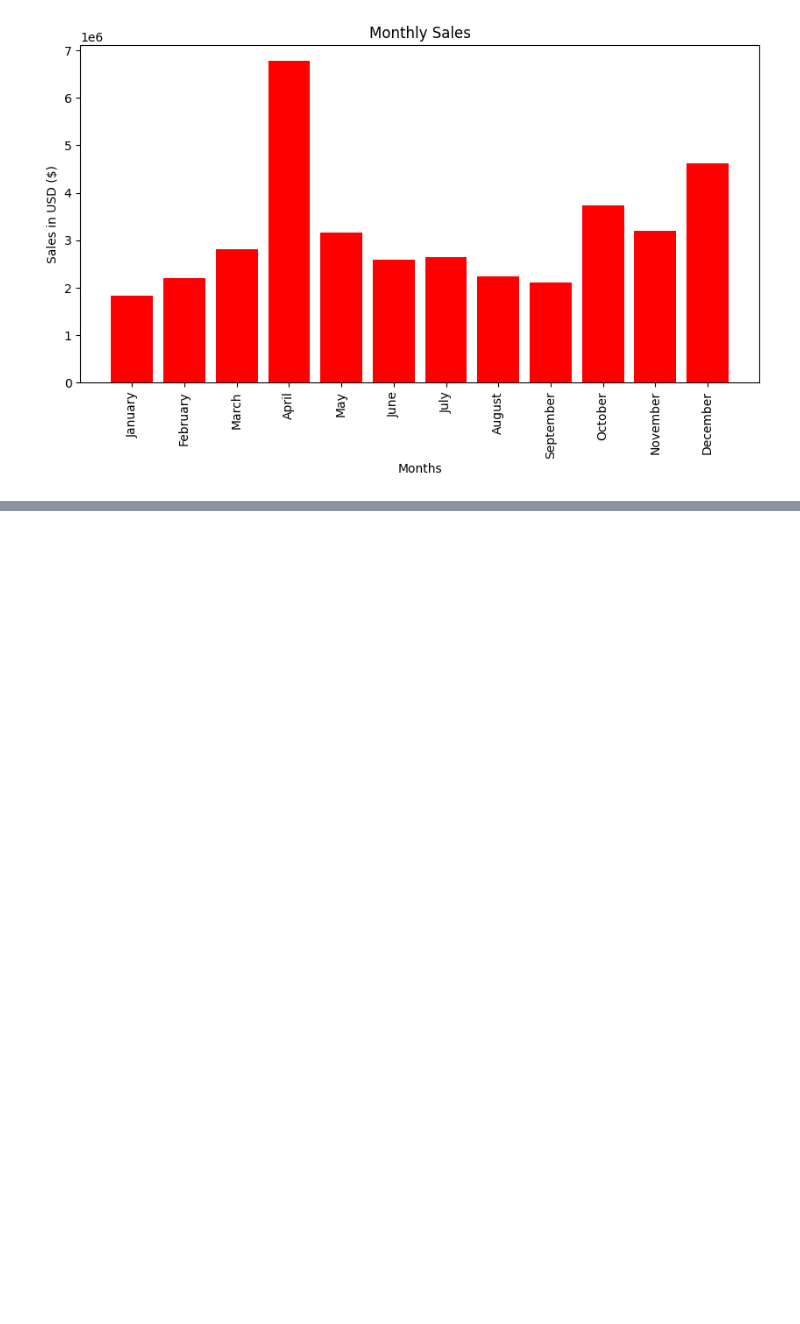
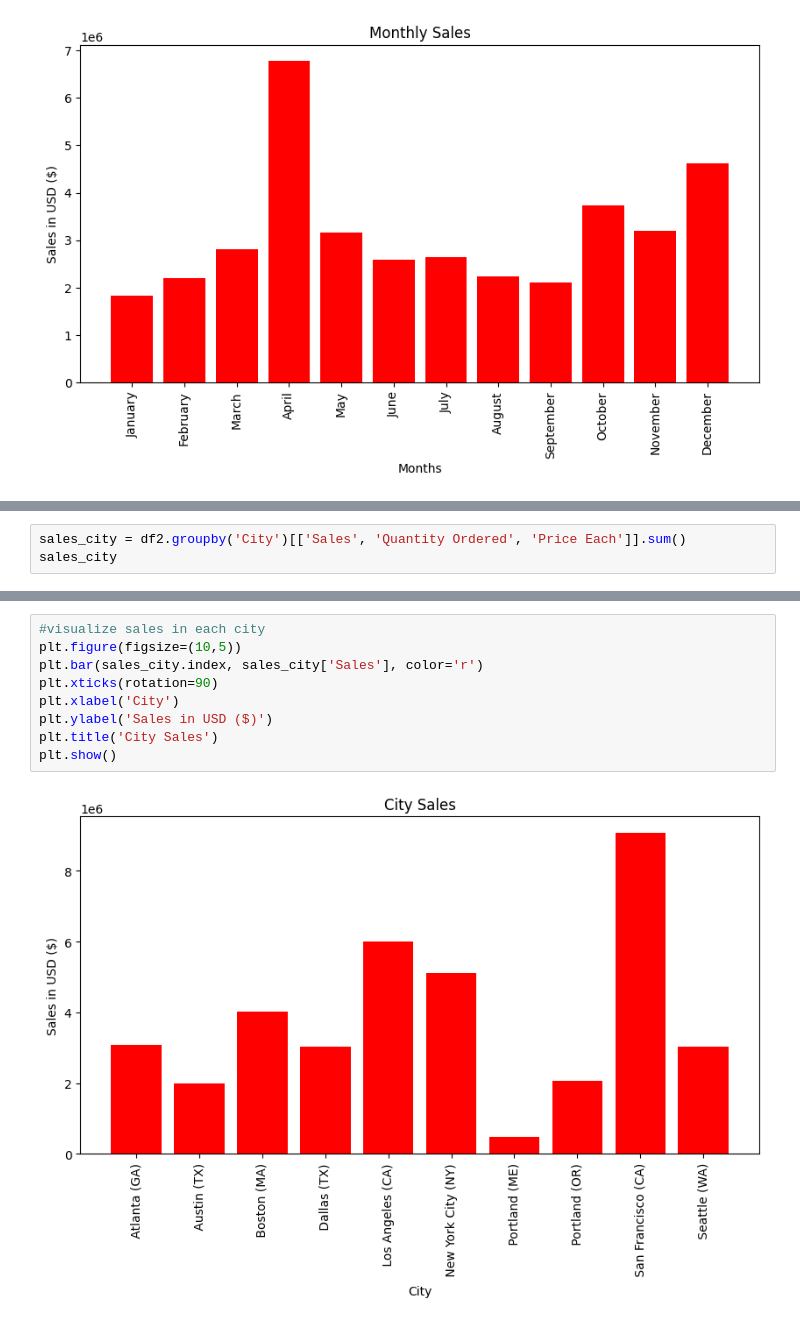
Before and after one commit to awais345/Exploratory_Data_Analysis_Sales, a Jupyter notebook: Exploratory_Data_Analysis_Sales.ipynb, the cells around one changed output, grey strips where cells are left out. Saved outputs shown, nothing was run; the diff lists cells and outputs as text; blank space fills up the shorter version.

```diff
--- a/Exploratory_Data_Analysis_Sales.ipynb
+++ b/Exploratory_Data_Analysis_Sales.ipynb
@@ -352,0 +338,3 @@ plt.show()
+# %%
+sales_city = df2.groupby('City')[['Sales', 'Quantity Ordered', 'Price Each']].sum()
+sales_city
@@ -352,0 +354,11 @@ plt.show()
+# %%
+#visualize sales in each city
+plt.figure(figsize=(10,5))
+plt.bar(sales_city.index, sales_city['Sales'], color='r')
+plt.xticks(rotation=90)
+plt.xlabel('City')
+plt.ylabel('Sales in USD ($)')
+plt.title('City Sales')
+plt.show()
+# %% [output]
+[figure, added]
```
Also changed, not shown: parts of 40 cells of this notebook.
